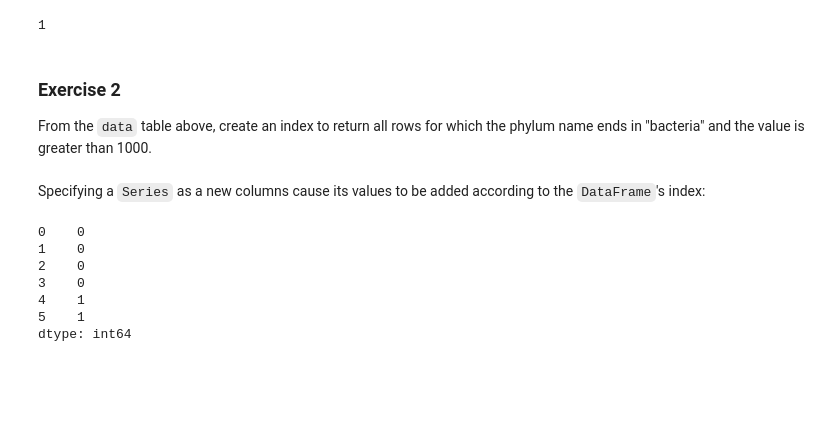
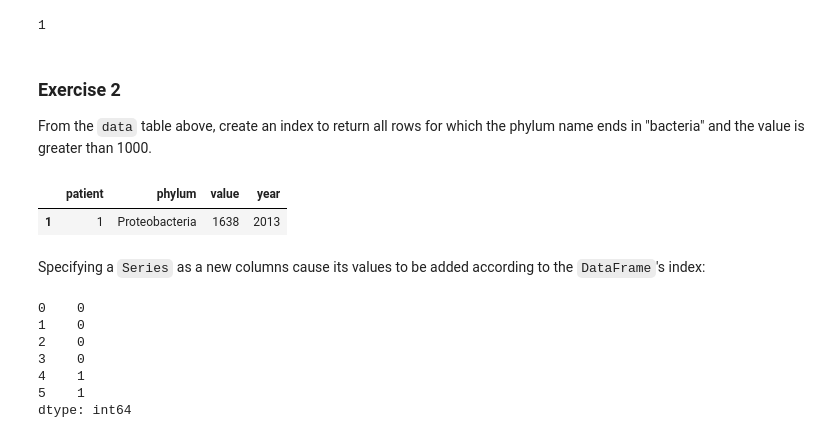
Before and after one commit to kirtanp/ADA-EPFL-2016, a Jupyter notebook: Lab1/Intro to Pandas.ipynb, the cells around one changed output. Drawn from its saved outputs; the diff is of its cells as text; code cells hidden in the pictures; blank space fills up the shorter version.

```diff
--- a/Lab1/Intro to Pandas.ipynb
+++ b/Lab1/Intro to Pandas.ipynb
@@ -411,3 +429,10 @@ From the `data` table above, create an index to return all rows for which the ph
+# %%
+# Write your answer here
+index_data1=[data.phylum[name].endswith('bacteria') for name in data.index] and data.value>1000
+data[index_data1]
+# %% [output]
+|  | patient | phylum | value | year |
+| 1 | 1 | Proteobacteria | 1638 | 2013 |
 # %% [markdown]
 Specifying a `Series` as a new columns cause its values to be added according to the `DataFrame`'s index:
 # %%
```
Also changed, not shown: parts of 92 cells of this notebook.
